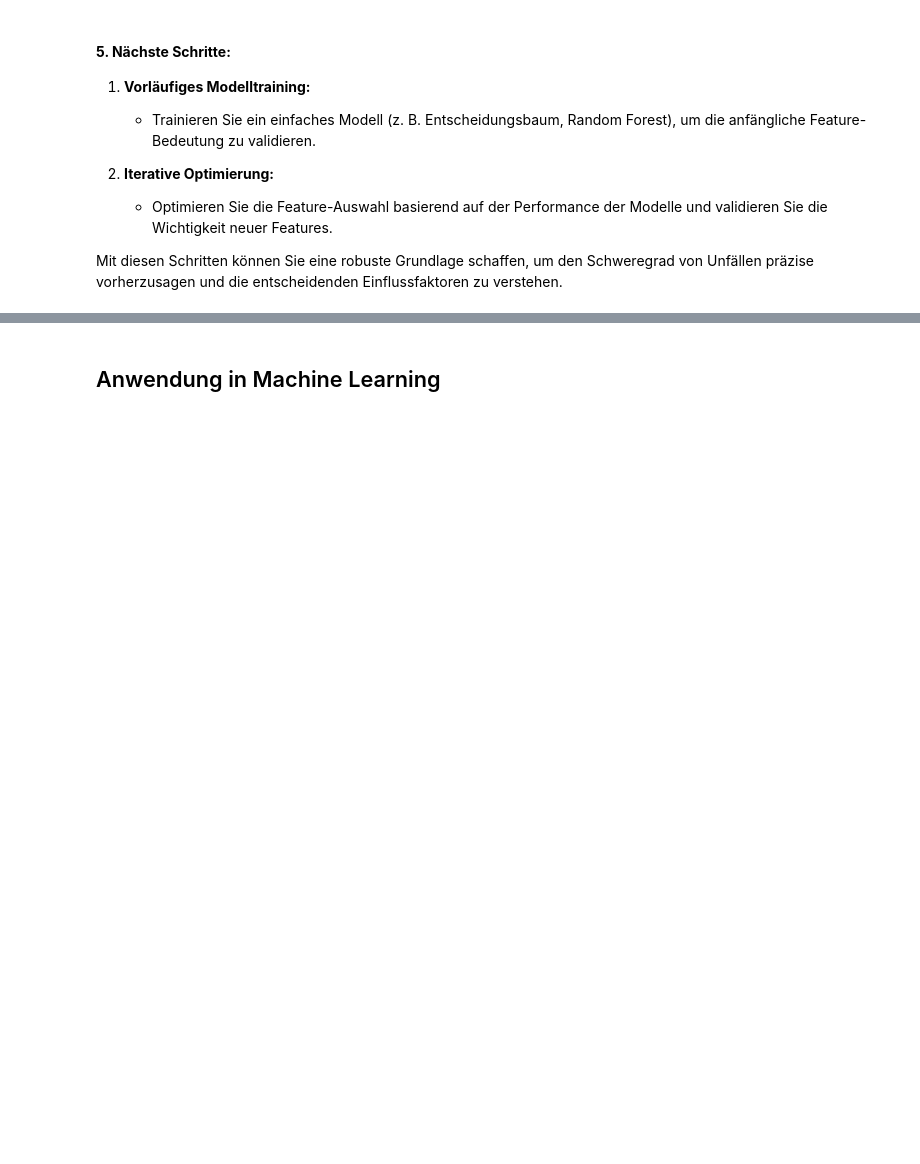
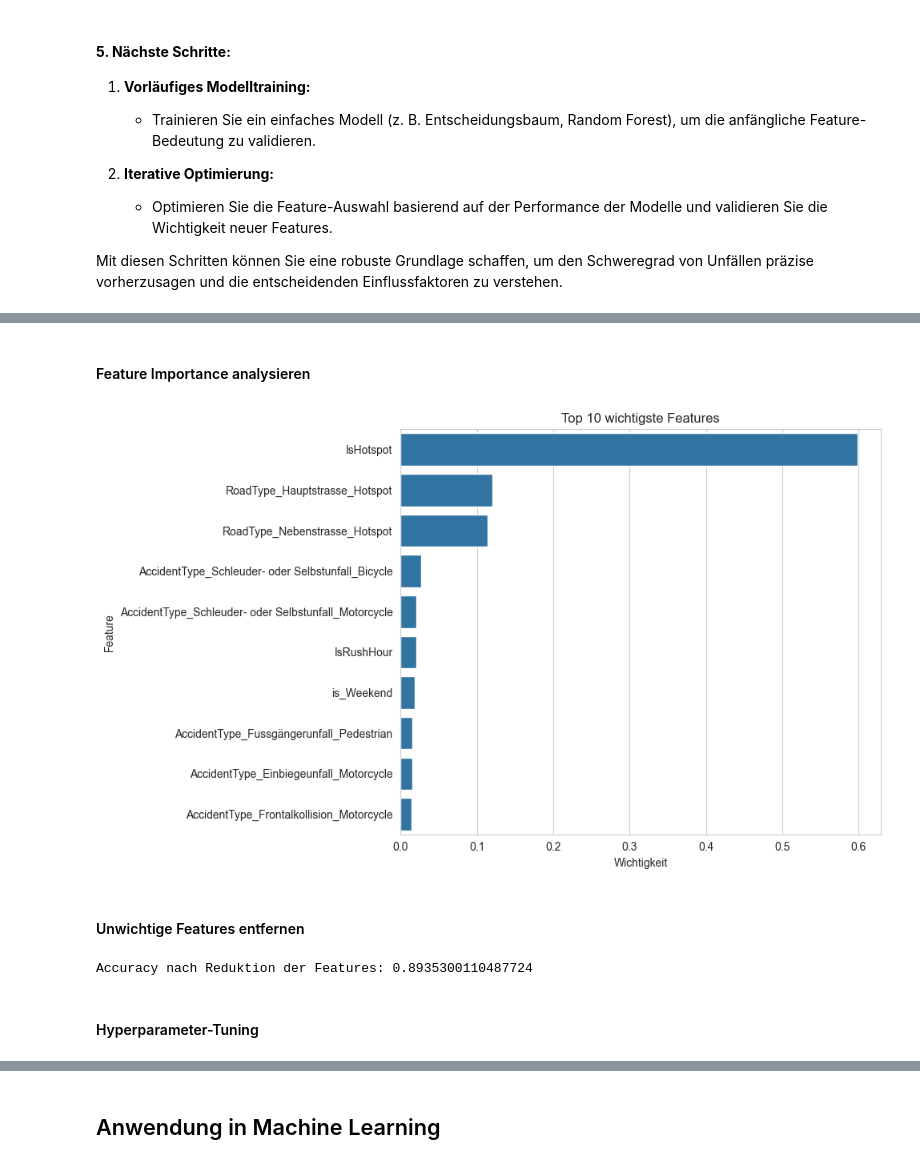
Before and after one commit to dominiqueulrixh/Verkehrsunfaellanalyse, a Jupyter notebook: Verkehrsunfallanalyse.ipynb, the cells around one changed output, grey strips where cells are left out. Cells and saved outputs as stored; diff of their text form; code cells hidden in the pictures; blank space fills up the shorter version.

```diff
--- a/Verkehrsunfallanalyse.ipynb
+++ b/Verkehrsunfallanalyse.ipynb
@@ -1883,0 +1985,49 @@ Mit diesen Schritten können Sie eine robuste Grundlage schaffen, um den Schwere
+# %% [markdown]
+#### Feature Importance analysieren
+# %%
+# Feature Importance visualisieren
+importances = model.feature_importances_
+feature_names = X.columns
+
+# Als DataFrame darstellen
+feature_importance_df = pd.DataFrame({
+    "Feature": feature_names,
+    "Importance": importances
+}).sort_values(by="Importance", ascending=False)
+
+# Barplot der wichtigsten Features
+plt.figure(figsize=(10, 6))
+sns.barplot(x="Importance", y="Feature", data=feature_importance_df.head(10))
+plt.title("Top 10 wichtigste Features")
+plt.xlabel("Wichtigkeit")
+plt.ylabel("Feature")
+plt.tight_layout()
+plt.show()
+# %% [output]
+[figure, added]
+# %% [markdown]
+#### Unwichtige Features entfernen
+# %%
+# Entferne Features mit geringer Wichtigkeit
+low_importance_features = feature_importance_df[feature_importance_df["Importance"] < 0.01]["Feature"].tolist()
+X_reduced = X.drop(columns=low_importance_features)
+
+# Das Modell mit den reduzierten Features erneut trainieren
+X_train, X_test, y_train, y_test = train_test_split(X_reduced, y, test_size=0.3, random_state=42, stratify=y)
+
+model_reduced = RandomForestClassifier(n_estimators=100, random_state=42, class_weight="balanced")
+model_reduced.fit(X_train, y_train)
+
+y_pred_reduced = model_reduced.predict(X_test)
+
+# Neue Evaluation
+accuracy_reduced = accuracy_score(y_test, y_pred_reduced)
+conf_matrix_reduced = confusion_matrix(y_test, y_pred_reduced)
+class_report_reduced = classification_report(y_test, y_pred_reduced)
+
+# Ergebnisse anzeigen
+print("Accuracy nach Reduktion der Features:", accuracy_reduced)
+# %% [output]
+Accuracy nach Reduktion der Features: 0.8935300110487724
+# %% [markdown]
+#### Hyperparameter-Tuning
```
Also changed, not shown: parts of 36 cells of this notebook.
